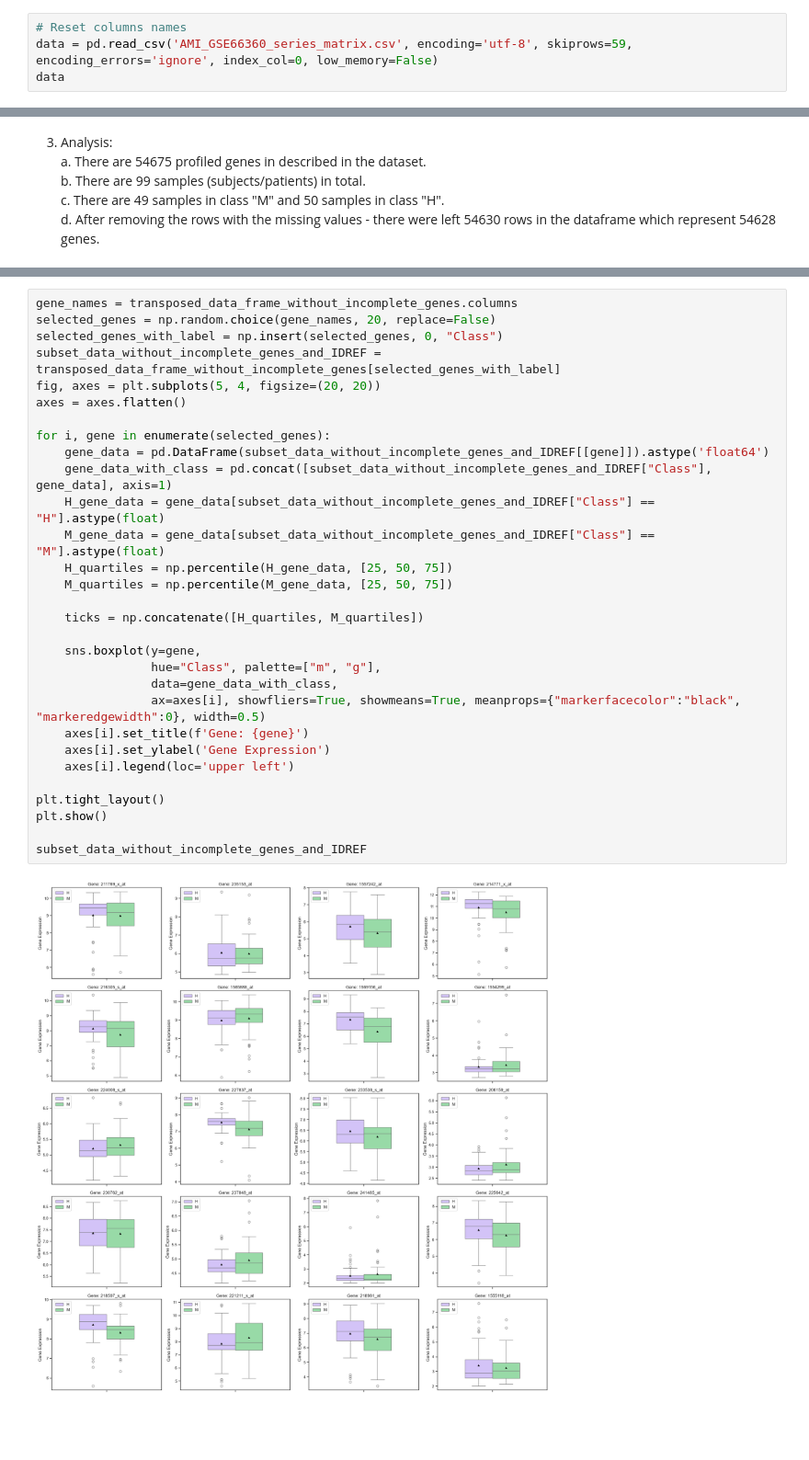
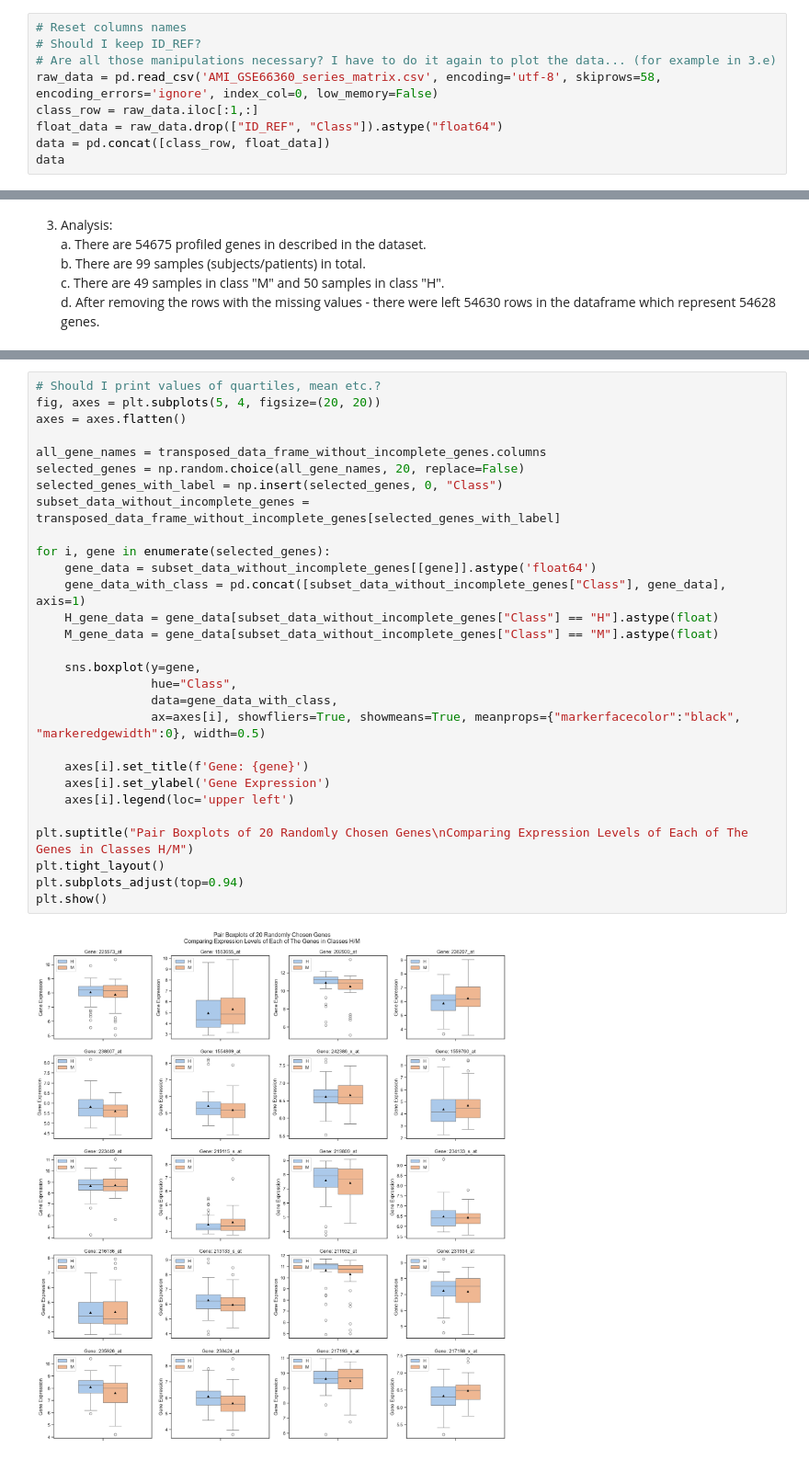
Before and after one commit to OfekBasson/StatisticsAndDataAnalsysHW3, a Jupyter notebook: HW3.ipynb, the cells around one changed output, grey strips where cells are left out. Shown at 92% size. Cells and saved outputs as stored; diff of their text form; blank space fills up the shorter version.

```diff
--- a/HW3.ipynb
+++ b/HW3.ipynb
@@ -8,7 +7,12 @@ import seaborn as sns
 sns.set_theme(style="ticks", palette="pastel")
 # %%
 # Reset columns names
-data = pd.read_csv('AMI_GSE66360_series_matrix.csv', encoding='utf-8', skiprows=59, encoding_errors='ignore', index_col=0, low_memory=False)
+# Should I keep ID_REF?
+# Are all those manipulations necessary? I have to do it again to plot the data... (for example in 3.e)
+raw_data = pd.read_csv('AMI_GSE66360_series_matrix.csv', encoding='utf-8', skiprows=58, encoding_errors='ignore', index_col=0, low_memory=False)
+class_row = raw_data.iloc[:1,:]
+float_data = raw_data.drop(["ID_REF", "Class"]).astype("float64")
+data = pd.concat([class_row, float_data])
 data
 # %% [output]
 |  | Unnamed: 1 | Unnamed: 2 | Unnamed: 3 | Unnamed: 4 | Unnamed: 5 | Unnamed: 6 | Unnamed: 7 | Unnamed: 8 | ... |
@@ -108,32 +81,31 @@ The palette list has fewer values (2) than needed (6) and will cycle, which may
 # %%
-gene_names = transposed_data_frame_without_incomplete_genes.columns
-selected_genes = np.random.choice(gene_names, 20, replace=False)
-selected_genes_with_label = np.insert(selected_genes, 0, "Class")
-subset_data_without_incomplete_genes_and_IDREF = transposed_data_frame_without_incomplete_genes[selected_genes_with_label]
+# Should I print values of quartiles, mean etc.?
 fig, axes = plt.subplots(5, 4, figsize=(20, 20))
 axes = axes.flatten()
 
+all_gene_names = transposed_data_frame_without_incomplete_genes.columns
+selected_genes = np.random.choice(all_gene_names, 20, replace=False)
+selected_genes_with_label = np.insert(selected_genes, 0, "Class")
+subset_data_without_incomplete_genes = transposed_data_frame_without_incomplete_genes[selected_genes_with_label]
+
 for i, gene in enumerate(selected_genes):
-    gene_data = pd.DataFrame(subset_data_without_incomplete_genes_and_IDREF[[gene]]).astype('float64')
-    gene_data_with_class = pd.concat([subset_data_without_incomplete_genes_and_IDREF["Class"], gene_data], axis=1)
-    H_gene_data = gene_data[subset_data_without_incomplete_genes_and_IDREF["Class"] == "H"].astype(float)
-    M_gene_data = gene_data[subset_data_without_incomplete_genes_and_IDREF["Class"] == "M"].astype(float)
-    H_quartiles = np.percentile(H_gene_data, [25, 50, 75])
-    M_quartiles = np.percentile(M_gene_data, [25, 50, 75])
-
-    ticks = np.concatenate([H_quartiles, M_quartiles])
+    gene_data = subset_data_without_incomplete_genes[[gene]].astype('float64')
+    gene_data_with_class = pd.concat([subset_data_without_incomplete_genes["Class"], gene_data], axis=1)
+    H_gene_data = gene_data[subset_data_without_incomplete_genes["Class"] == "H"].astype(float)
+    M_gene_data = gene_data[subset_data_without_incomplete_genes["Class"] == "M"].astype(float)
 
     sns.boxplot(y=gene,
-                hue="Class", palette=["m", "g"],
+                hue="Class",
                 data=gene_data_with_class,
                 ax=axes[i], showfliers=True, showmeans=True, meanprops={"markerfacecolor":"black", "markeredgewidth":0}, width=0.5)
+
     axes[i].set_title(f'Gene: {gene}')
     axes[i].set_ylabel('Gene Expression')
     axes[i].legend(loc='upper left')
 
+plt.suptitle("Pair Boxplots of 20 Randomly Chosen Genes\nComparing Expression Levels of Each of The Genes in Classes H/M")
 plt.tight_layout()
+plt.subplots_adjust(top=0.94)
 plt.show()
-
-subset_data_without_incomplete_genes_and_IDREF
 # %% [output]
-[figure, old version]
+[figure, new version]
```
Also changed, not shown: parts of 8 cells of this notebook.
